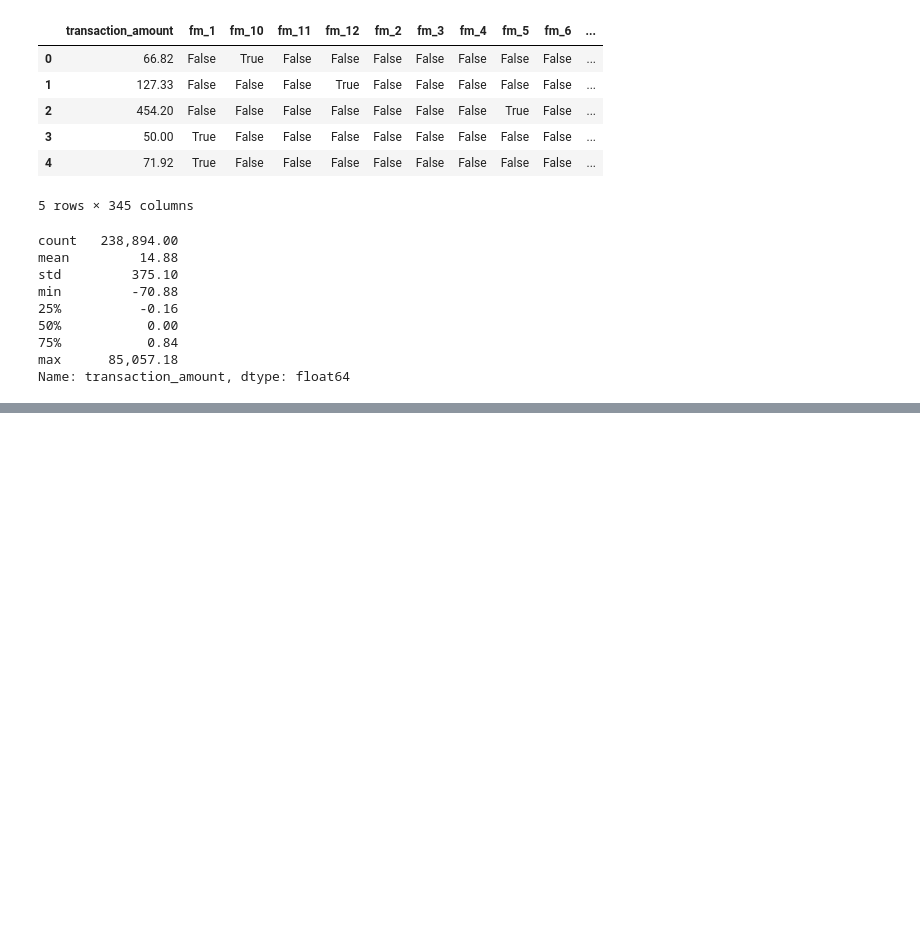
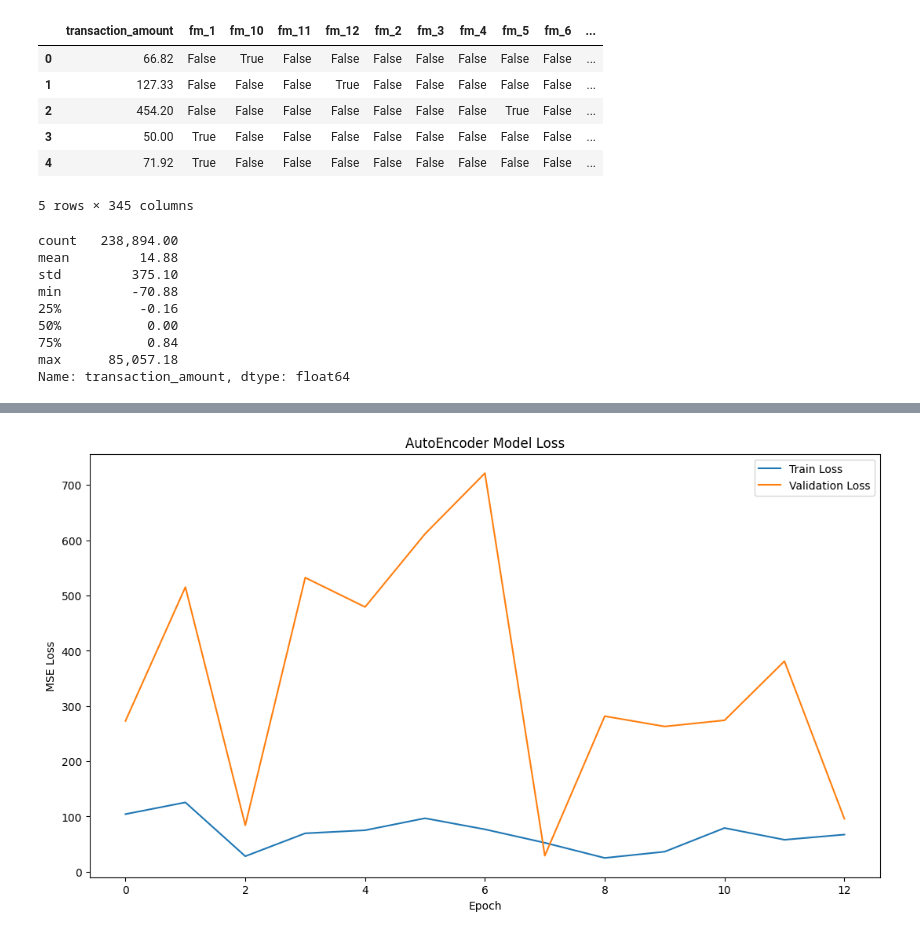
Before and after one commit to yeongwuu/Unsupervised-Fraud-Detection-in-Accounting-Data-using-Autoencoder, a Jupyter notebook: Project_1.ipynb, the cells around one changed output, grey strips where cells are left out. Cells and saved outputs as stored; diff of their text form; code cells hidden in the pictures; blank space fills up the shorter version.

```diff
--- a/Project_1.ipynb
+++ b/Project_1.ipynb
@@ -349,0 +405,20 @@ Name: transaction_amount, dtype: float64
+# %%
+autoencoder.compile(optimizer='adam', loss='mse')
+
+# 조기종료
+early_stop = EarlyStopping(
+    monitor='val_loss',
+    patience=5,
+    restore_best_weights=True
+)
+
+# 학습
+X_train = np.asarray(X_train).astype(np.float32)
+history = autoencoder.fit(
+    X_train, X_train,
+    epochs=50,
+    batch_size=256,
+    validation_split=0.2,
+    callbacks=[early_stop],
+    verbose=1
+)
@@ -349,0 +443,12 @@ Name: transaction_amount, dtype: float64
+# %%
+# 손실함수 시각화
+plt.figure(figsize=(13,7))
+plt.plot(history.history['loss'], label='Train Loss')
+plt.plot(history.history['val_loss'], label='Validation Loss')
+plt.title('AutoEncoder Model Loss')
+plt.xlabel('Epoch')
+plt.ylabel('MSE Loss')
+plt.legend()
+plt.show()
+# %% [output]
+[figure, added]
```
Also changed, not shown: parts of 13 cells of this notebook.
